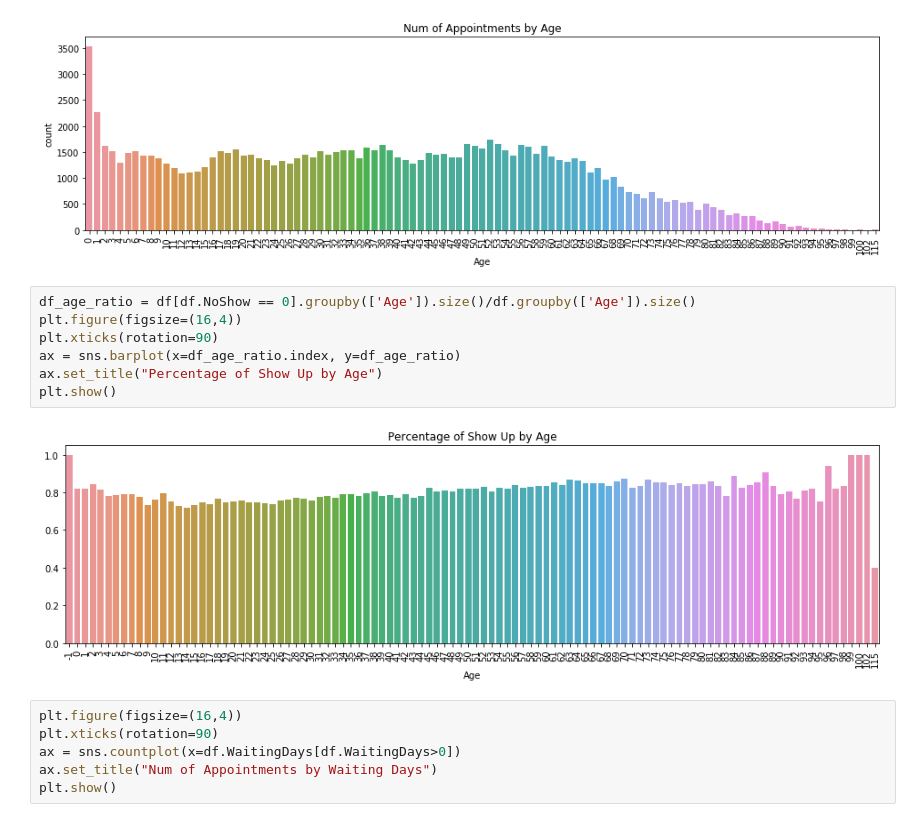
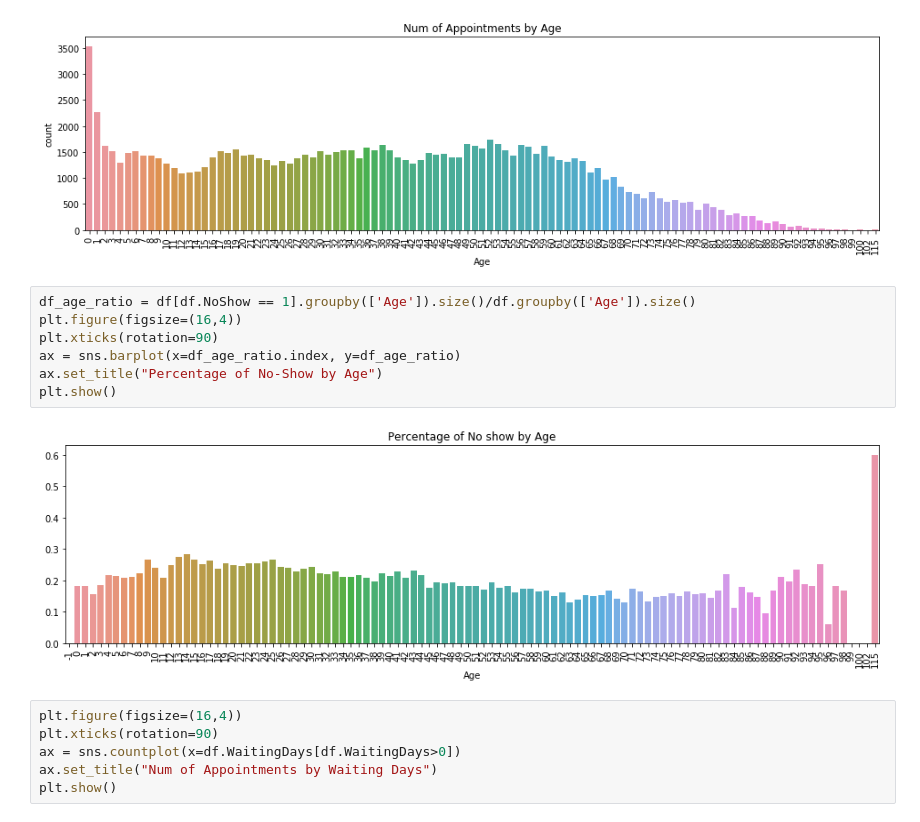
Before and after one commit to silicon-valley-gods-eye/Medical-Appointment-No-Shows, a Jupyter notebook: main.ipynb, the cells around one changed output. Cells and saved outputs as stored; diff of their text form.

Commit message:
Add graph

```diff
--- a/main.ipynb
+++ b/main.ipynb
@@ -159,14 +165,14 @@ plt.show()
 # %% [output]
 [figure]
 # %%
-df_age_ratio = df[df.NoShow == 0].groupby(['Age']).size()/df.groupby(['Age']).size()
+df_age_ratio = df[df.NoShow == 1].groupby(['Age']).size()/df.groupby(['Age']).size()
 plt.figure(figsize=(16,4))
 plt.xticks(rotation=90)
 ax = sns.barplot(x=df_age_ratio.index, y=df_age_ratio)
-ax.set_title("Percentage of Show Up by Age")
+ax.set_title("Percentage of No-Show by Age")
 plt.show()
 # %% [output]
-[figure, old version]
+[figure, new version]
 # %%
 plt.figure(figsize=(16,4))
 plt.xticks(rotation=90)
```
Also changed, not shown: parts of 11 cells of this notebook.
